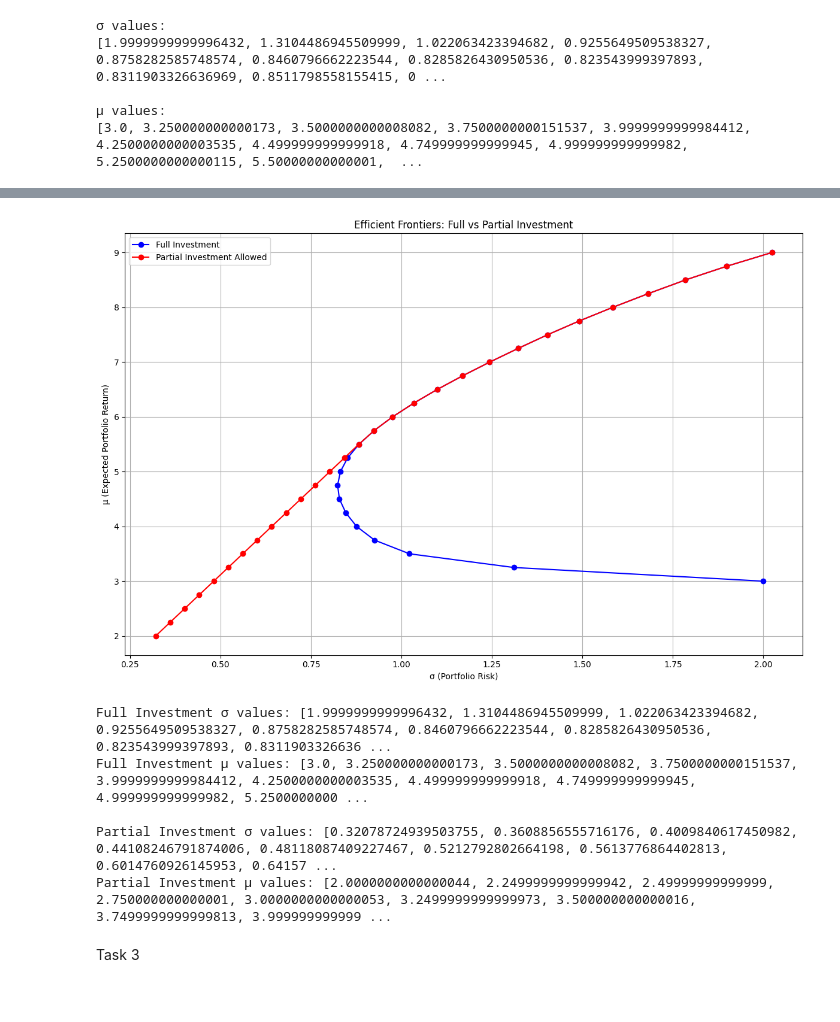
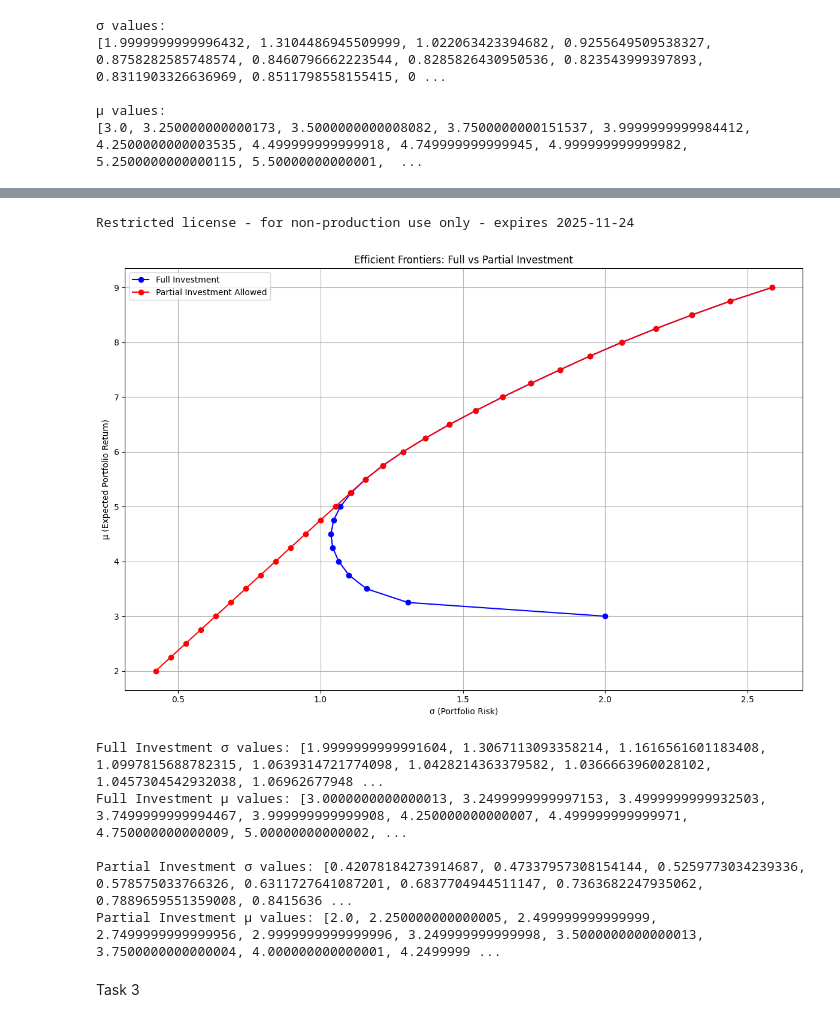
Before and after one commit to Guliko24/CF969_SU, a Jupyter notebook: Assignment_1_final.ipynb, the cells around one changed output, grey strips where cells are left out. Saved outputs shown, nothing was run; the diff lists cells and outputs as text; code cells hidden in the pictures.

```diff
--- a/Assignment_1_final.ipynb
+++ b/Assignment_1_final.ipynb
@@ -75,6 +78,7 @@ def optimize_portfolio(returns, cov_matrix, target_return):
 r_values = np.arange(2.00, 9.25, 0.25)
 sigma_values = []
 mu_values = []
+valid_r_values = []  # Store r values for which we have results
 
 for r in r_values:
     weights, risk = optimize_portfolio(mmu.flatten(), C, r)
@@ -83,13 +87,15 @@ for r in r_values:
         mu = np.dot(mmu.flatten(), weights)
         sigma_values.append(sigma)
         mu_values.append(mu)
+        valid_r_values.append(r)  # Store the r value
+
 
 # Plot the efficient frontier with labels
 plt.figure(figsize=(12, 8))
 plt.plot(sigma_values, mu_values, 'b-o')
 
 # Add labels to each point
-for i, r in enumerate(r_values):
+for i, r in enumerate(valid_r_values):  # Iterate over valid r values
     plt.annotate(f'{r:.2f}', (sigma_values[i], mu_values[i]),
                  textcoords="offset points",
                  xytext=(0,10),
@@ -122,19 +128,4 @@ for r in r_values:
         mu = np.dot(mmu.flatten(), weights)
         sigma_values.append(sigma)
         mu_values.append(mu)
-
-# Plot the efficient frontier
-plt.figure(figsize=(10, 6))
-plt.plot(sigma_values, mu_values, 'b-o')
-plt.xlabel('σ (Portfolio Risk)')
-plt.ylabel('μ (Expected Portfolio Return)')
-plt.title('Efficient Frontier')
-plt.grid(True)
-plt.show()
-
-# Print the results
-print("σ values:")
-print(sigma_values)
-print("\nμ values:")
-print(mu_values)
 # %% [output]
@@ -161,7 +161,32 @@ import gurobipy as gp
 from gurobipy import GRB
 import matplotlib.pyplot as plt
 
-# ... [Keep the previous data generation code] ...
+# Data generation as per the given code
+n = 10
+dig1 = 1 ## student ID digit
+dig2 = 7  ##student ID digit
+
+dummyrepetitions = 10*dig1+dig2
+for _ in range(dummyrepetitions):
+    dummy = random.uniform(0,1)
+
+Corr = np.array([[0]*n for _ in range(n)], dtype=float)
+for i in range(n):
+    for j in range(n):
+        Corr[i][j] = (-1)**abs(i-j)/(abs(i-j)+1)
+
+ssigma = np.array([[0]*1 for _ in range(n)], dtype=float)
+mmu = np.array([[0]*1 for _ in range(n)], dtype=float)
+ssigma[0] = 2
+mmu[0] = 3
+
+for i in range(n-1):
+    ssigma[i+1] = ssigma[i] + 2*random.uniform(0,1)
+    mmu[i+1] = mmu[i] + 1
+
+ddiag = np.diag(ssigma.flatten())
+C2 = np.matmul(np.matmul(ddiag, Corr), ddiag)
+C = 0.5*(C2 + C2.T)
 
 def optimize_portfolio(returns, cov_matrix, target_return, allow_partial_investment=False):
     n = len(returns)
@@ -205,39 +230,40 @@ for r in r_values:
         mu_full = np.dot(mmu.flatten(), weights_full)
         sigma_values_full.append(sigma_full)
         mu_values_full.append(mu_full)
 
     # Partial investment allowed
     weights_partial, risk_partial = optimize_portfolio(mmu.flatten(), C, r, True)
     if weights_partial is not None:
         sigma_partial = np.sqrt(risk_partial)
         mu_partial = np.dot(mmu.flatten(), weights_partial)
         sigma_values_partial.append(sigma_partial)
         mu_values_partial.append(mu_partial)
 
 # Plot both efficient frontiers
 plt.figure(figsize=(12, 8))
 plt.plot(sigma_values_full, mu_values_full, 'b-o', label='Full Investment')
 plt.plot(sigma_values_partial, mu_values_partial, 'r-o', label='Partial Investment Allowed')
 
 plt.xlabel('σ (Portfolio Risk)')
 plt.ylabel('μ (Expected Portfolio Return)')
 plt.title('Efficient Frontiers: Full vs Partial Investment')
 plt.legend()
 plt.grid(True)
 plt.tight_layout()
 plt.show()
 
 print("Full Investment σ values:", sigma_values_full)
 print("Full Investment μ values:", mu_values_full)
 print("\nPartial Investment σ values:", sigma_values_partial)
 print("Partial Investment μ values:", mu_values_partial)
 # %% [output]
+Restricted license - for non-production use only - expires 2025-11-24
-[figure, old version]
+[figure, new version]
-Full Investment σ values: [1.9999999999996432, 1.3104486945509999, 1.022063423394682, 0.9255649509538327, 0.8758282585748574, 0.8460796662223544, 0.8285826430950536, 0.823543999397893, 0.8311903326636 ...
-Full Investment μ values: [3.0, 3.250000000000173, 3.5000000000008082, 3.7500000000151537, 3.9999999999984412, 4.2500000000003535, 4.499999999999918, 4.749999999999945, 4.999999999999982, 5.2500000000 ...
-
-Partial Investment σ values: [0.32078724939503755, 0.3608856555716176, 0.4009840617450982, 0.44108246791874006, 0.48118087409227467, 0.5212792802664198, 0.5613776864402813, 0.6014760926145953, 0.64157 ...
-Partial Investment μ values: [2.0000000000000044, 2.2499999999999942, 2.49999999999999, 2.750000000000001, 3.0000000000000053, 3.2499999999999973, 3.500000000000016, 3.7499999999999813, 3.999999999999 ...
+Full Investment σ values: [1.9999999999991604, 1.3067113093358214, 1.1616561601183408, 1.0997815688782315, 1.0639314721774098, 1.0428214363379582, 1.0366663960028102, 1.0457304542932038, 1.06962677948 ...
+Full Investment μ values: [3.0000000000000013, 3.2499999999997153, 3.4999999999932503, 3.7499999999994467, 3.999999999999908, 4.250000000000007, 4.499999999999971, 4.750000000000009, 5.00000000000002, ...
+
+Partial Investment σ values: [0.42078184273914687, 0.47337957308154144, 0.5259773034239336, 0.578575033766326, 0.6311727641087201, 0.6837704944511147, 0.7363682247935062, 0.7889659551359008, 0.8415636 ...
+Partial Investment μ values: [2.0, 2.250000000000005, 2.499999999999999, 2.7499999999999956, 2.9999999999999996, 3.249999999999998, 3.5000000000000013, 3.7500000000000004, 4.000000000000001, 4.2499999 ...
 # %% [markdown]
 Task 3
 # %%
```
Also changed, not shown: parts of 7 cells of this notebook.
